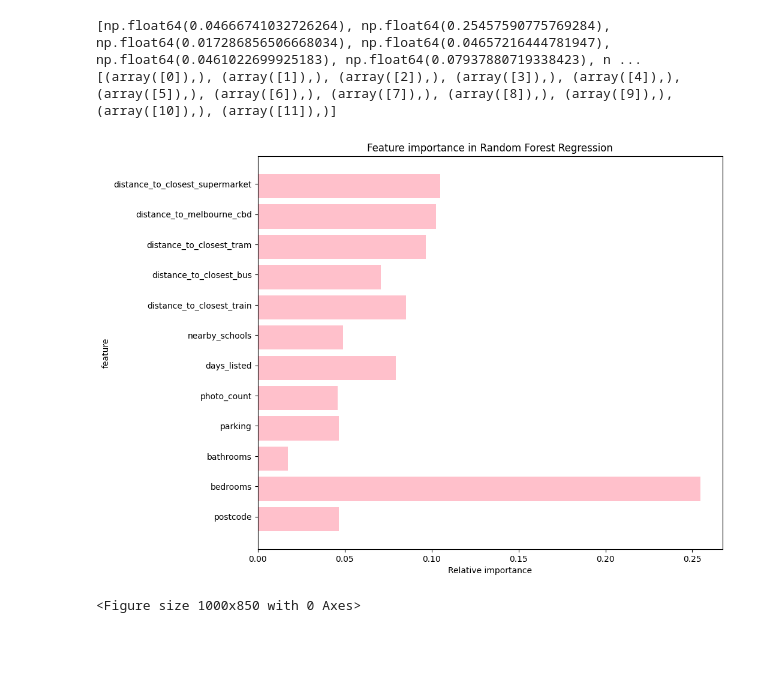
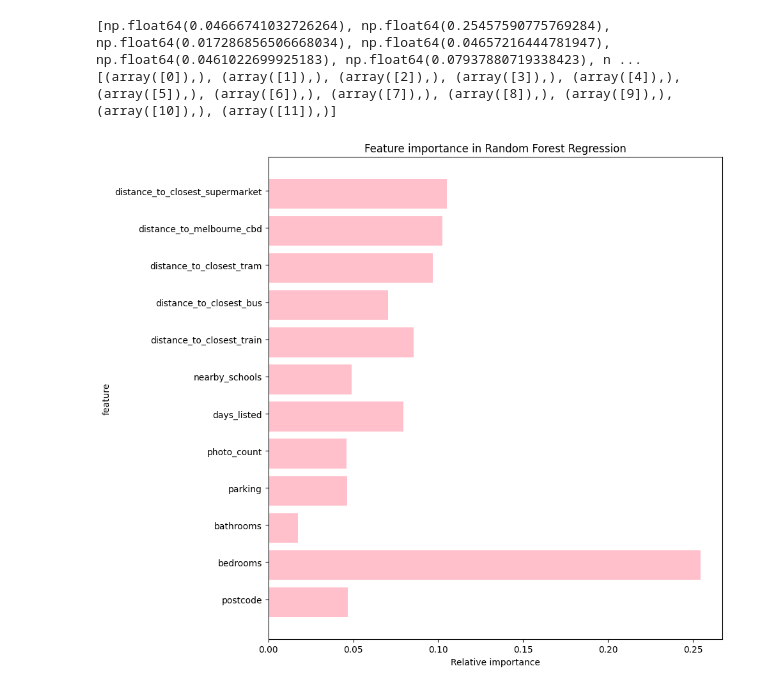
Before and after one commit to MAST30034-AppliedDataScience/project-2-group-real-estate-hexosergeantchelelebratebonitz, a Jupyter notebook: notebooks/Aarav/modelling.ipynb, the cells around one changed output. Cells and saved outputs as stored; diff of their text form; code cells hidden in the pictures; blank space fills up the shorter version.

Commit message:
Edited data_visualisations and modelling to display and save figures correctly

```diff
--- a/notebooks/Aarav/modelling.ipynb
+++ b/notebooks/Aarav/modelling.ipynb
@@ -143,20 +143,17 @@ for i in list_of_index:
 # %%
 y = list_y
 fig, ax = plt.subplots()
 width = 0.8
 ind = np.arange(len(y))
 ax.barh(ind, y,width, color="pink")
 ax.set_yticks(ind+width/10)
 ax.set_yticklabels(labels, minor=False)
 plt.title('Feature importance in Random Forest Regression')
 plt.xlabel('Relative importance')
 plt.ylabel('feature')
-plt.figure(figsize=(10,8.5))
+fig.set_size_inches(10, 8.5, forward=True)
 plt.tight_layout()
 plt.savefig('../../plots/feature_importance.png')
-fig.set_size_inches(10, 8.5, forward=True)
-
 plt.show()
 # %% [output]
-[figure, old version]
+[figure, new version]
-<Figure size 1000x850 with 0 Axes>
```
Also changed, not shown: 1 other file.
